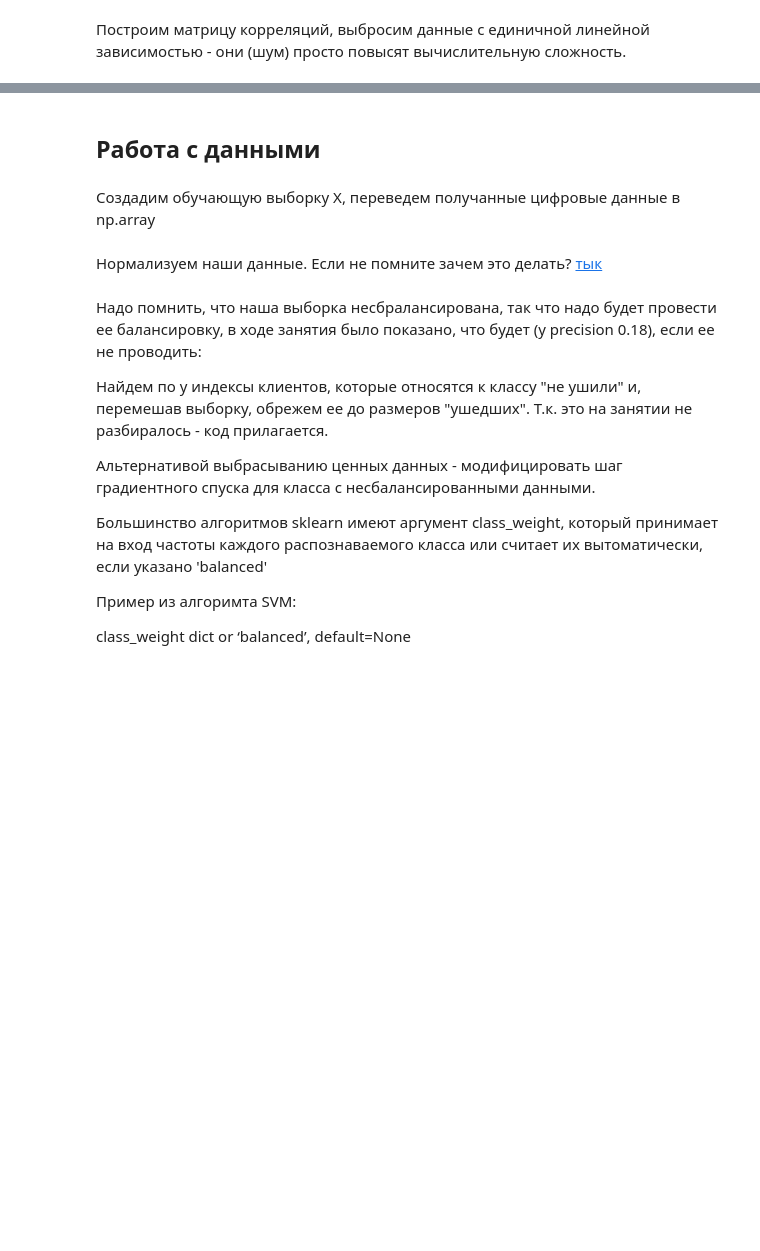
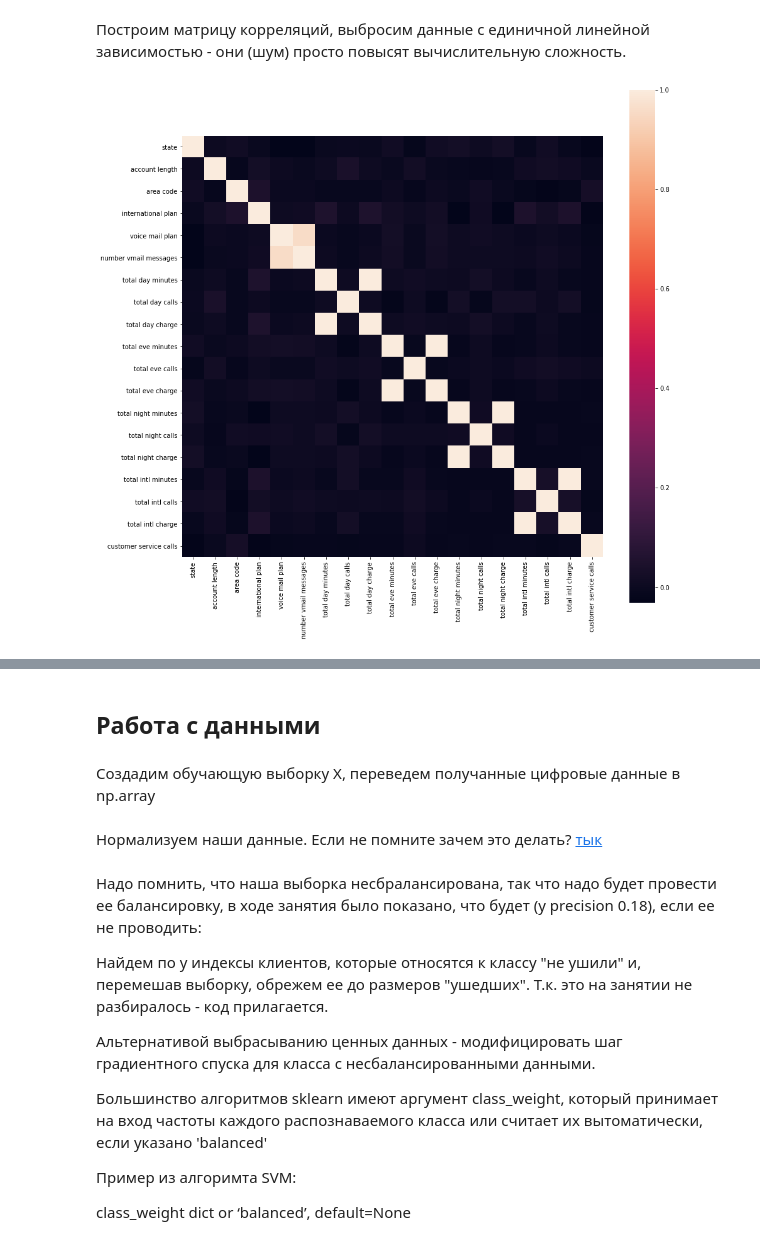
Before and after one commit to alexmal2804/hwds, a Jupyter notebook: Копия_блокнота_"Большое_ДЗ_1_ipynb".ipynb, the cells around one changed output, grey strips where cells are left out. Drawn from its saved outputs; the diff is of its cells as text; code cells hidden in the pictures; blank space fills up the shorter version.

```diff
--- a/Копия_блокнота_"Большое_ДЗ_1_ipynb".ipynb
+++ b/Копия_блокнота_"Большое_ДЗ_1_ipynb".ipynb
@@ -242,2 +255,8 @@ learn_data.head()
 # %% [markdown]
 Построим матрицу корреляций, выбросим данные с единичной линейной зависимостью - они (шум) просто повысят вычислительную сложность.
+# %%
+plt.subplots(figsize=(15,15))
+sns.heatmap(learn_data.corr(), square=True)
+plt.show()
+# %% [output]
+[figure, added]
```
Also changed, not shown: parts of 2 cells of this notebook.
